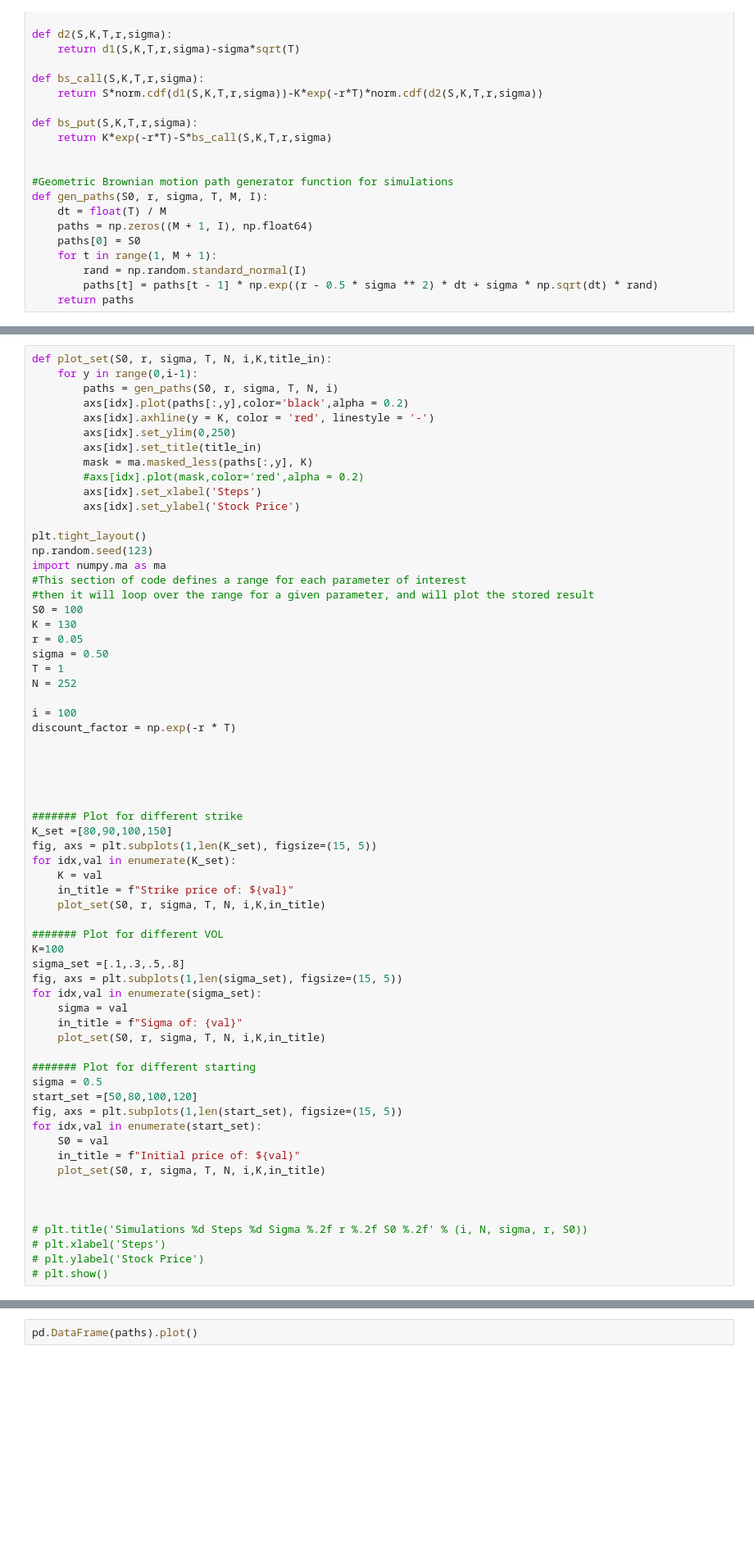
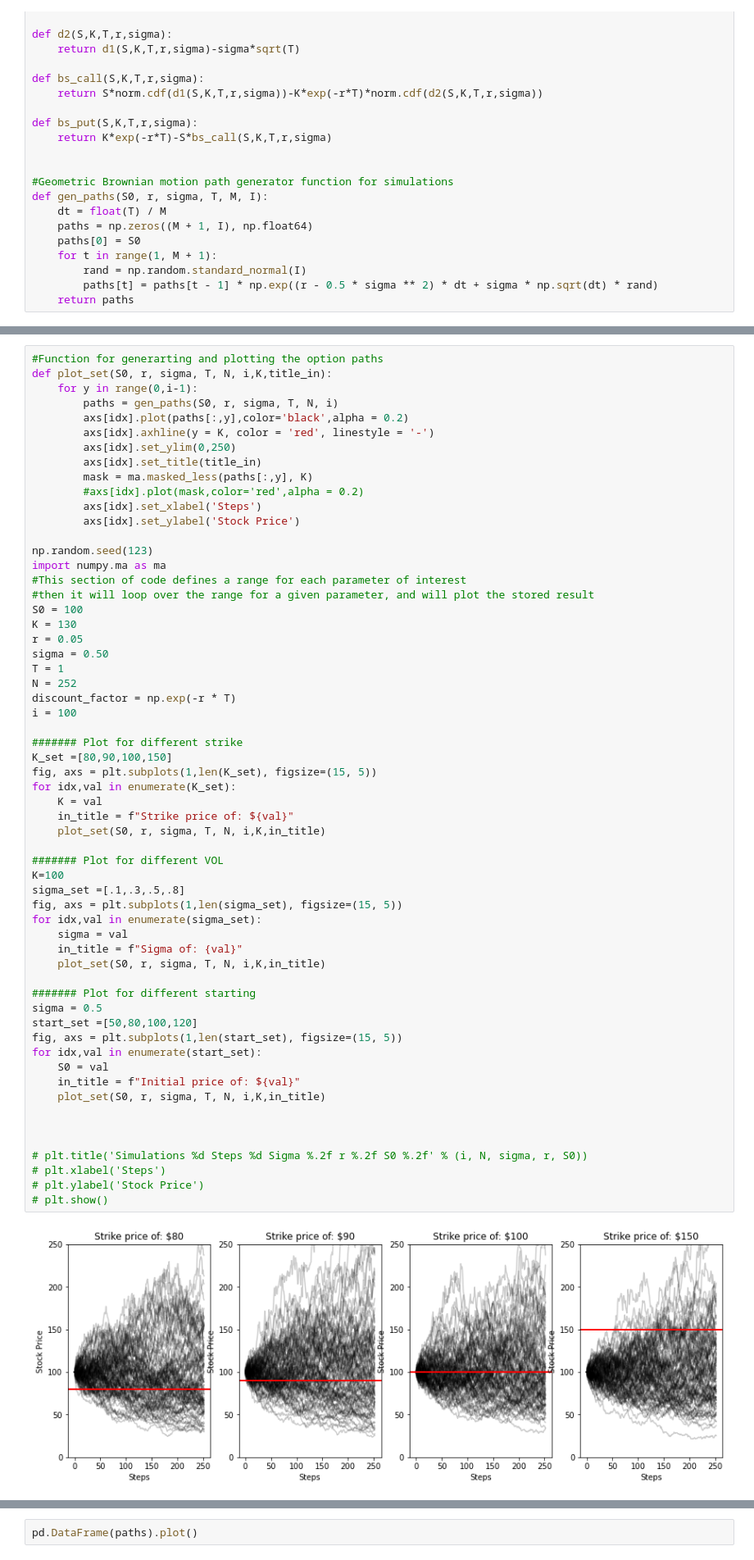
Before and after one commit to willcrossb/option_pricing, a Jupyter notebook: Simulated_brownian.ipynb, the cells around one changed output, grey strips where cells are left out. Shown at 82% size. Saved outputs shown, nothing was run; the diff lists cells and outputs as text; blank space fills up the shorter version.

```diff
--- a/Simulated_brownian.ipynb
+++ b/Simulated_brownian.ipynb
@@ -42,4 +43,5 @@ def gen_paths(S0, r, sigma, T, M, I):
 # %%
+#Function for generarting and plotting the option paths
 def plot_set(S0, r, sigma, T, N, i,K,title_in):
     for y in range(0,i-1):
         paths = gen_paths(S0, r, sigma, T, N, i)
@@ -52,7 +54,6 @@ def plot_set(S0, r, sigma, T, N, i,K,title_in):
         axs[idx].set_xlabel('Steps')
         axs[idx].set_ylabel('Stock Price')
 
-plt.tight_layout()
 np.random.seed(123)
 import numpy.ma as ma
 #This section of code defines a range for each parameter of interest
@@ -63,43 +64,40 @@ r = 0.05
 sigma = 0.50
 T = 1
 N = 252
-
+discount_factor = np.exp(-r * T)
 i = 100
-discount_factor = np.exp(-r * T)
-
-
-
-
 
 ####### Plot for different strike
 K_set =[80,90,100,150]
 fig, axs = plt.subplots(1,len(K_set), figsize=(15, 5))
 for idx,val in enumerate(K_set):
     K = val
     in_title = f"Strike price of: ${val}"
     plot_set(S0, r, sigma, T, N, i,K,in_title)
 
 ####### Plot for different VOL
 K=100
 sigma_set =[.1,.3,.5,.8]
 fig, axs = plt.subplots(1,len(sigma_set), figsize=(15, 5))
 for idx,val in enumerate(sigma_set):
     sigma = val
     in_title = f"Sigma of: {val}"
     plot_set(S0, r, sigma, T, N, i,K,in_title)
 
 ####### Plot for different starting
 sigma = 0.5
 start_set =[50,80,100,120]
 fig, axs = plt.subplots(1,len(start_set), figsize=(15, 5))
 for idx,val in enumerate(start_set):
     S0 = val
     in_title = f"Initial price of: ${val}"
     plot_set(S0, r, sigma, T, N, i,K,in_title)
 
 
 
 # plt.title('Simulations %d Steps %d Sigma %.2f r %.2f S0 %.2f' % (i, N, sigma, r, S0))
 # plt.xlabel('Steps')
 # plt.ylabel('Stock Price')
 # plt.show()
+# %% [output]
+[figure, added]
```
Also changed, not shown: parts of 3 cells of this notebook.
